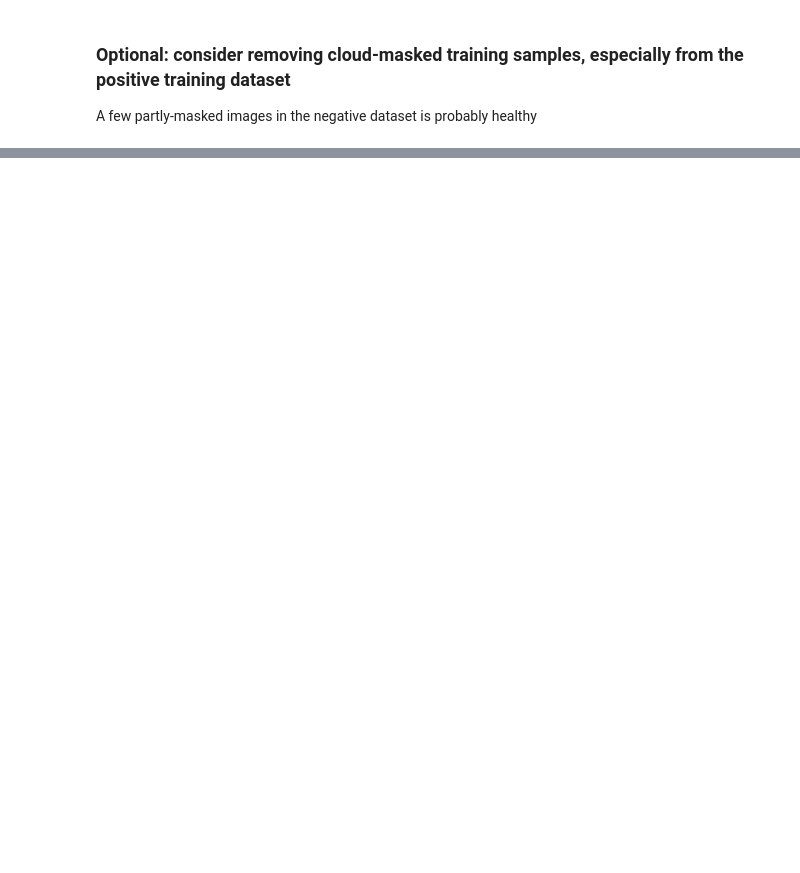
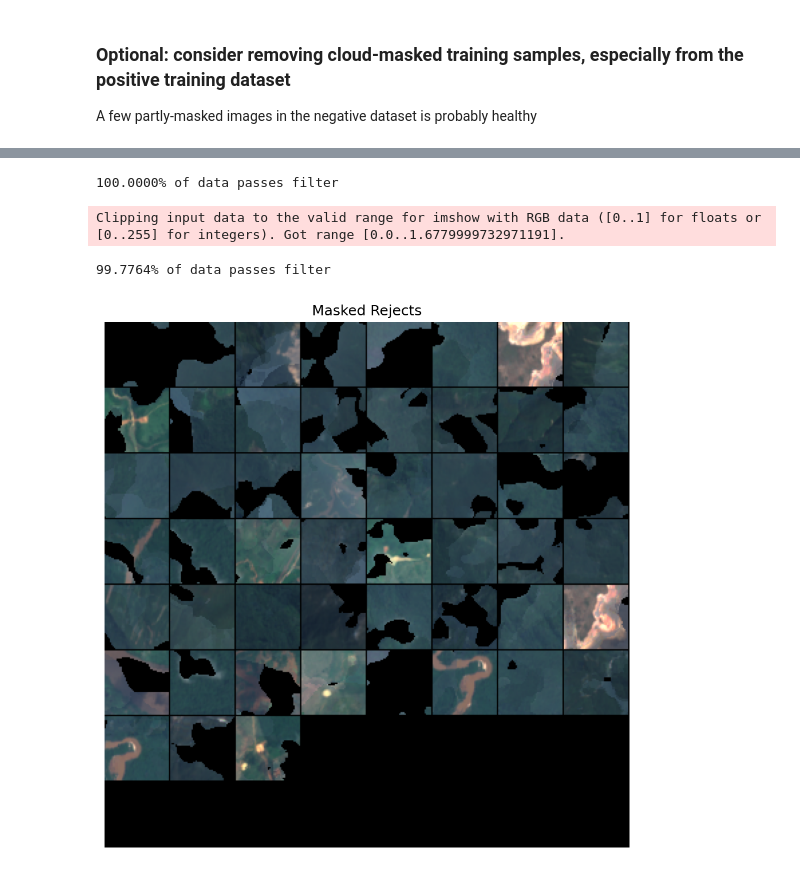
Before and after one commit to earthrise-media/mining-detector, a Jupyter notebook: gee/cloud_mask_filter.ipynb, the cells around one changed output, grey strips where cells are left out. Drawn from its saved outputs; the diff is of its cells as text; code cells hidden in the pictures; blank space fills up the shorter version.

Commit message:
streamline filter_black fn; restore filtered viz.

```diff
--- a/gee/cloud_mask_filter.ipynb
+++ b/gee/cloud_mask_filter.ipynb
@@ -41,17 +47,15 @@ print(len(negative_patches), "negative samples loaded")
 # %%
-def filter_black(data, mask_limit=0.1, dark_level=10, return_rejects=False):
+def filter_black(data, mask_limit=0.1, dark_level=10):
     masked_fraction = np.array([np.sum(np.mean(patch[:,:,1:2], axis=-1) < dark_level) / np.size(np.mean(patch[:,:,1:2], axis=-1)) for patch in data])
     filtered_data = data[masked_fraction <= mask_limit]
     print(f"{len(filtered_data) / len(data) :.4%} of data passes filter")
-    if return_rejects:
-        rejected_indices = np.where(masked_fraction > mask_limit)[0]
-        rejected_data = data[rejected_indices]
-        return filtered_data, rejected_data, rejected_indices
-    else:
-        return filtered_data
+
+    rejected_indices = np.where(masked_fraction > mask_limit)[0]
+    rejected_data = data[rejected_indices]
+    return filtered_data, rejected_data, rejected_indices
 # %%
 # Filter pixels that are masked beyond a threshold. We want to avoid giving positive examples of cloud-masked patches
-filtered, rejects, rejected_indices = filter_black(positive_patches, mask_limit = 0, return_rejects=True)
+filtered, rejects, rejected_indices = filter_black(positive_patches, mask_limit = 0)
 
 if len(rejects) > 0:
     num_samples = min(len(rejects), 256)
@@ -59,6 +63,8 @@ if len(rejects) > 0:
     viz_samples = random.sample(list(rgbs), num_samples)
     viz_tools.plot_numpy_grid(viz_samples)
     plt.title("Masked Rejects")
+# %% [output]
+100.0000% of data passes filter
 # %%
 for src in np.array(positive_paths)[rejected_indices]:
     dest_dir = os.path.join(os.path.dirname(src), 'cloud_mask_rejects')
@@ -67,11 +73,15 @@ for src in np.array(positive_paths)[rejected_indices]:
     shutil.move(src, dest)
 # %%
 # Filter pixels that are masked beyond a threshold.
-filtered, rejects, rejected_indices = filter_black(negative_patches, mask_limit = 0, return_rejects=True)
+filtered, rejects, rejected_indices = filter_black(negative_patches, mask_limit = 0)
 
 if len(rejects) > 0:
     num_samples = min(len(rejects), 256)
     rgbs = rejects[:,:,:,3:0:-1] / 3000
     viz_samples = random.sample(list(rgbs), num_samples)
     viz_tools.plot_numpy_grid(viz_samples)
     plt.title("Masked Rejects")
+# %% [output]
+Clipping input data to the valid range for imshow with RGB data ([0..1] for floats or [0..255] for integers). Got range [0.0..1.6779999732971191].
+99.7764% of data passes filter
+[figure, added]
```
Also changed, not shown: parts of 3 cells of this notebook.
